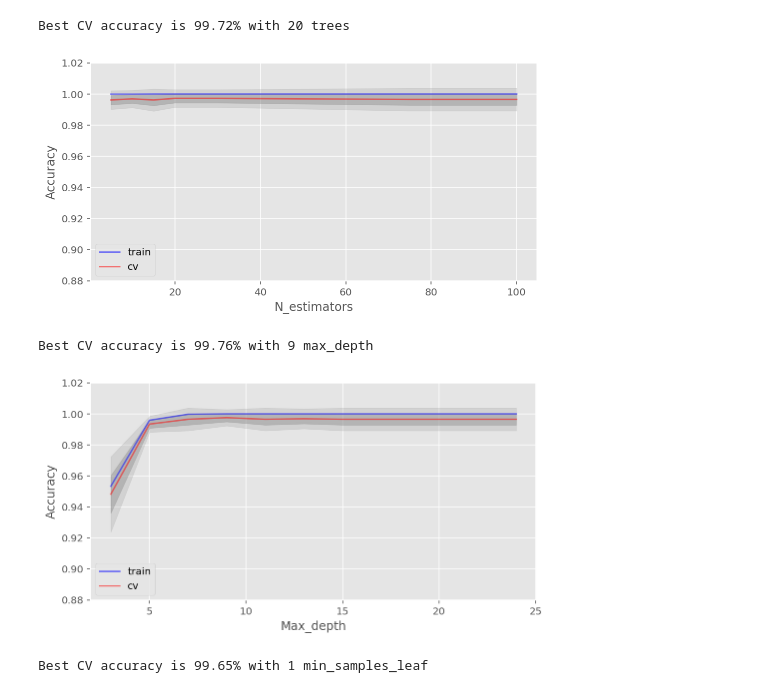
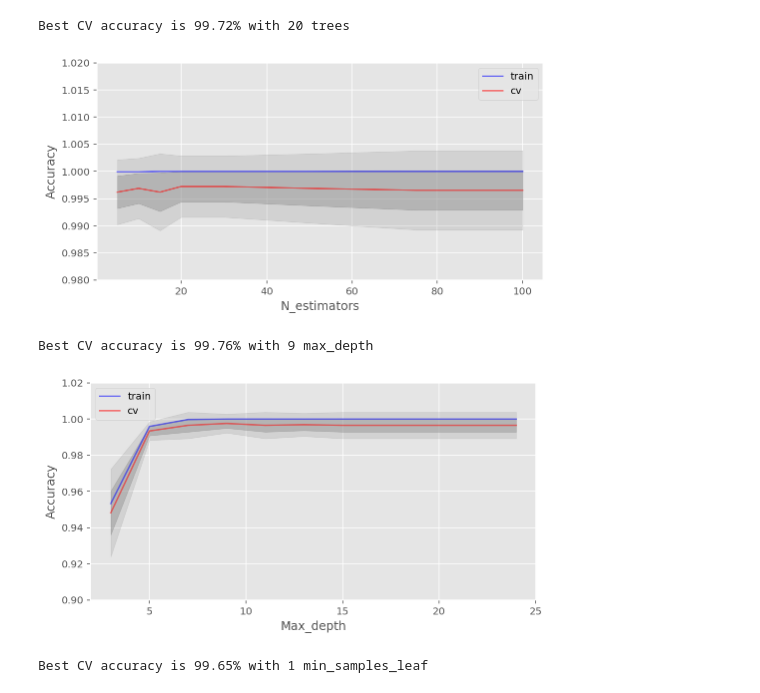
Before and after one commit to 25sal/2021_water_chapter, a Jupyter notebook: parameters.ipynb, the cells around one changed output. Saved outputs shown, nothing was run; the diff lists cells and outputs as text; code cells hidden in the pictures.

```diff
--- a/parameters.ipynb
+++ b/parameters.ipynb
@@ -75,19 +75,19 @@ Best CV accuracy is 99.72% with 20 trees
 # %%
 plt.style.use('ggplot')
 
 fig, ax = plt.subplots(figsize=(8, 4))
 ax.plot(trees_grid, train_acc.mean(axis=1), alpha=0.5, color='blue', label='train')
 ax.plot(trees_grid, test_acc.mean(axis=1), alpha=0.5, color='red', label='cv')
 ax.fill_between(trees_grid, test_acc.mean(axis=1) - test_acc.std(axis=1),
                 test_acc.mean(axis=1) + test_acc.std(axis=1), color='#888888', alpha=0.4)
 ax.fill_between(trees_grid, test_acc.mean(axis=1) - 2*test_acc.std(axis=1),
                 test_acc.mean(axis=1) + 2*test_acc.std(axis=1), color='#888888', alpha=0.2)
 ax.legend(loc='best')
-ax.set_ylim([0.88,1.02])
+ax.set_ylim([0.98,1.02])
 ax.set_ylabel("Accuracy")
 ax.set_xlabel("N_estimators");
 # %% [output]
-[figure, old version]
+[figure, new version]
 # %%
 # Create lists to save accuracy values on the training and test sets
 train_acc = []
@@ -121,12 +121,12 @@ ax.fill_between(max_depth_grid, test_acc.mean(axis=1) - test_acc.std(axis=1),
 ax.fill_between(max_depth_grid, test_acc.mean(axis=1) - 2*test_acc.std(axis=1),
                 test_acc.mean(axis=1) + 2*test_acc.std(axis=1), color='#888888', alpha=0.2)
 ax.legend(loc='best')
-ax.set_ylim([0.88,1.02])
+ax.set_ylim([0.90,1.02])
 ax.set_ylabel("Accuracy")
 ax.set_xlabel("Max_depth");
 # %% [output]
 Best CV accuracy is 99.76% with 9 max_depth
-[figure, old version]
+[figure, new version]
 # %%
 # Create lists to save accuracy values on the training and test sets
 train_acc = []
```
Also changed, not shown: 1 other file.
